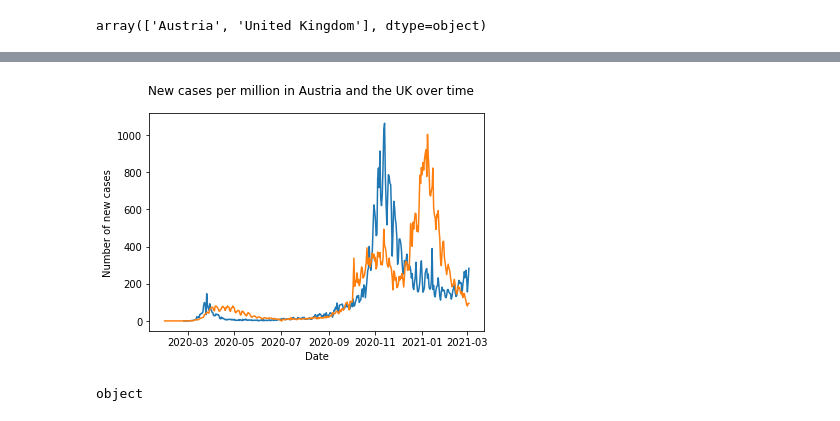
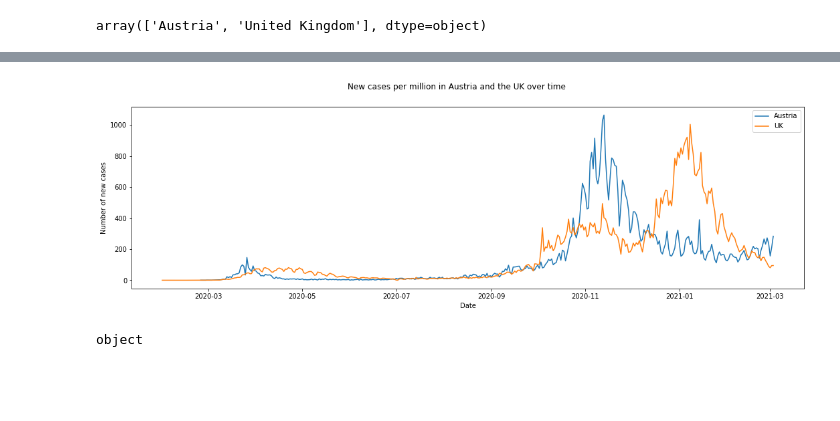
Before and after one commit to acumpelik/DataVisualizationClass, a Jupyter notebook: Week 2/DataVis2021_Assignment2_Cumpelik.ipynb, the cells around one changed output, grey strips where cells are left out. Saved outputs shown, nothing was run; the diff lists cells and outputs as text; code cells hidden in the pictures; blank space fills up the shorter version.

```diff
--- a/Week 2/DataVis2021_Assignment2_Cumpelik.ipynb
+++ b/Week 2/DataVis2021_Assignment2_Cumpelik.ipynb
@@ -170,23 +178,24 @@ plt.show()
 # %%
 # Group new cases per million by country
 new_permil_by_country = df.groupby("location")['new_cases_per_million']
 new_cases_permil_AT = new_permil_by_country.get_group("Austria")
 new_cases_permil_UK = new_permil_by_country.get_group("United Kingdom")
 
 # Plot
 plt.close()
-fig = plt.figure()
+fig = plt.figure(figsize=(18,5))
 fig.suptitle("New cases per million in Austria and the UK over time")
 
 ax = fig.add_subplot(1,1,1)
 # ax.set_legend()
 ax.set_xlabel("Date")
 ax.set_ylabel("Number of new cases")
 ax.plot(date_AT, new_cases_permil_AT)
 ax.plot(date_UK, new_cases_permil_UK)
+ax.legend(("Austria", "UK"))
 plt.show()
 # %% [output]
-[figure, old version]
+[figure, new version]
 # %%
 # Plot S&P 500
 # date_AT.describe
```
Also changed, not shown: parts of 6 cells of this notebook.
